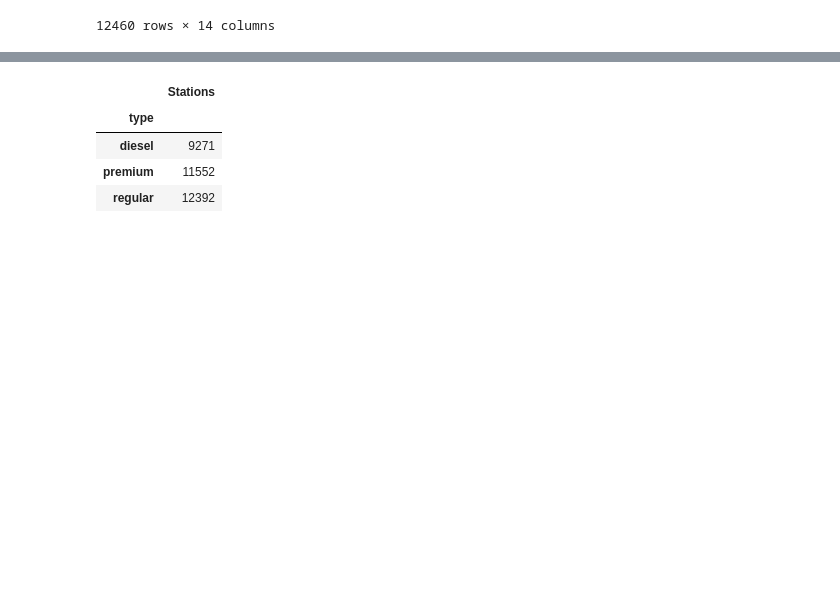
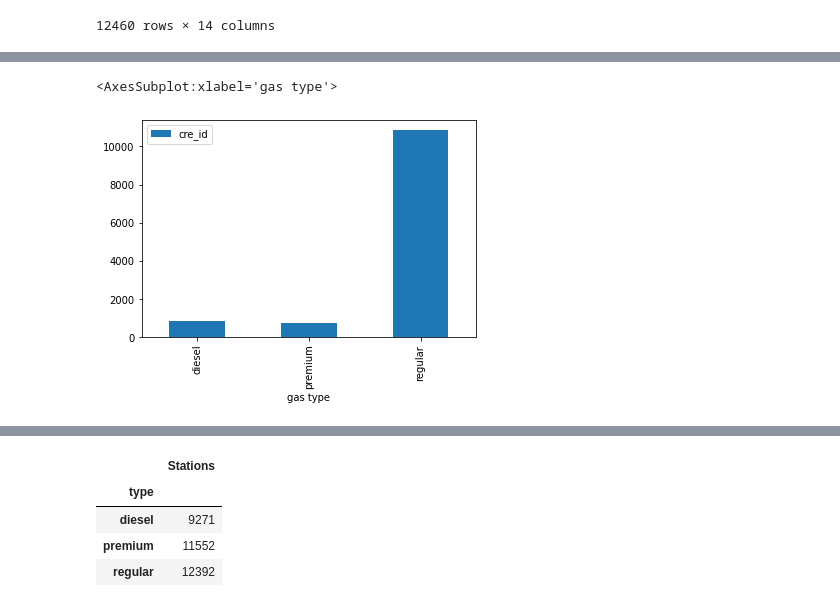
Before and after one commit to ayalaeduardo95/Project-1, a Jupyter notebook: Project-1/Gasolineras Mexico tablas-Statistical Analysis.ipynb, the cells around one changed output, grey strips where cells are left out. Drawn from its saved outputs; the diff is of its cells as text; code cells hidden in the pictures; blank space fills up the shorter version.

```diff
--- a/Project-1/Gasolineras Mexico tablas.ipynb
+++ b/Project-1/Gasolineras Mexico tablas-Statistical Analysis.ipynb
@@ -284,0 +325,4 @@ KeyError: "None of [Float64Index([-116.9214, -99.74484, -106.4514, -103.3042, -9
+# %%
+# drop duplicted
+Mexico_Gas_Stations2 = Mexico_Gas_Stations.drop_duplicates()
+Mexico_Gas_Stations2.tail()
@@ -284,0 +336,4 @@ KeyError: "None of [Float64Index([-116.9214, -99.74484, -106.4514, -103.3042, -9
+# %%
+# we eliminate 24 missing values to get 12,435 gas stations
+Mexico_Gas_Stations3 = Mexico_Gas_Stations2.dropna()
+Mexico_Gas_Stations3
@@ -284,0 +368,4 @@ KeyError: "None of [Float64Index([-116.9214, -99.74484, -106.4514, -103.3042, -9
+# %%
+countby_type_df = Mexico_Gas_Stations3.groupby(Mexico_Gas_Stations3["gas type"]).count()["cre_id"].to_frame()
+
+countby_type_df
@@ -284,0 +378,5 @@ KeyError: "None of [Float64Index([-116.9214, -99.74484, -106.4514, -103.3042, -9
+# %%
+countby_type_df.plot(kind="bar")
+# %% [output]
+<AxesSubplot:xlabel='gas type'>
+[figure, added]
```
Also changed, not shown: parts of 18 cells of this notebook, 1 other file.
